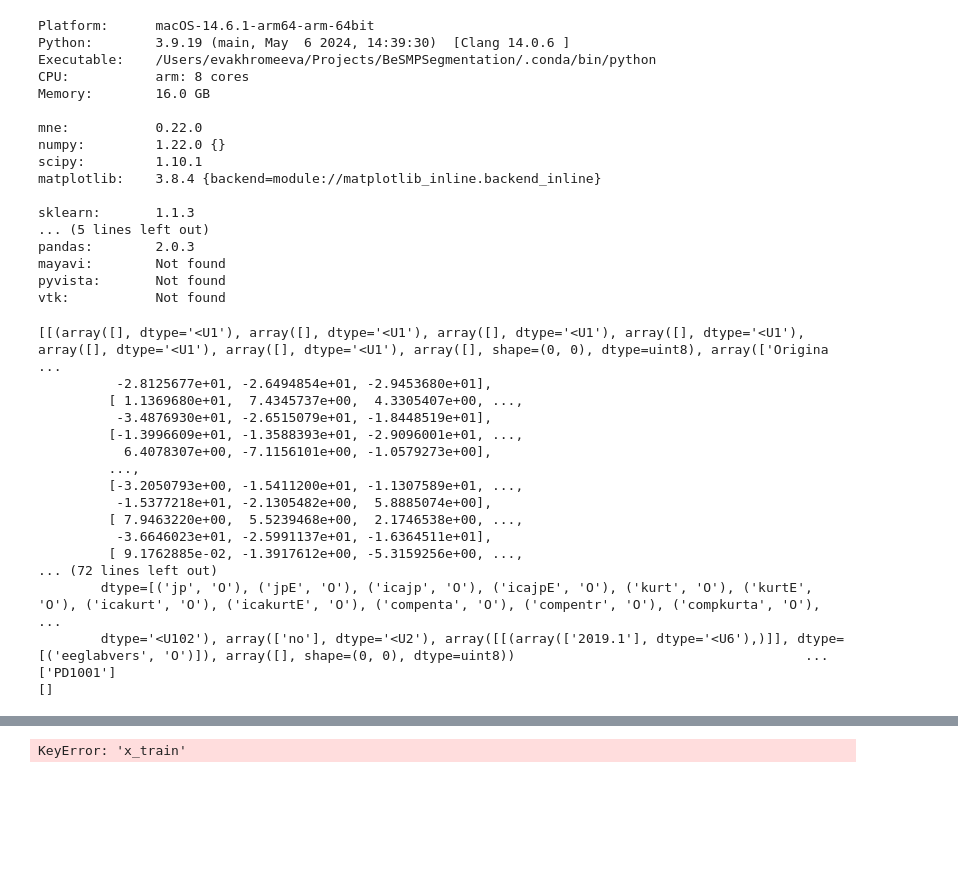
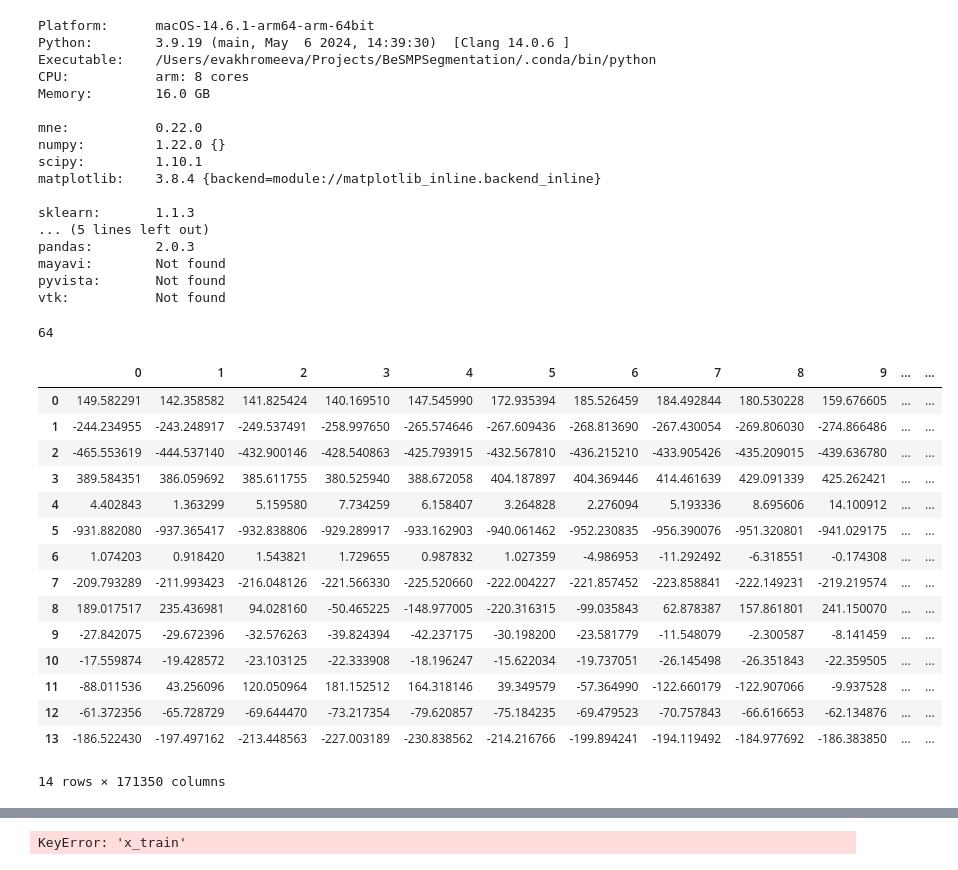
Before and after one commit to VakhromeevaKate/parkinson-disease-eeg, a Jupyter notebook: ParkinsonEEG_Iowa.ipynb, the cells around one changed output, grey strips where cells are left out. Cells and saved outputs as stored; diff of their text form; code cells hidden in the pictures; blank space fills up the shorter version.

```diff
--- a/ParkinsonEEG_Iowa.ipynb
+++ b/ParkinsonEEG_Iowa.ipynb
@@ -50,33 +50,37 @@ data_file = './data/raw/IowaData.mat' # склеенный большой дат
 # %%
 load_path = data_file
 # %%
-file = data_dath_PD +'PD1001.mat'
+file = data_file #data_dath_PD +'PD1001.mat'
 
-#load_data = mat73.loadmat(file) # загрузка для матлаба 7.3
-load_data = sio.loadmat(file) # то же самое для другого матлаба
-
-print(load_data['EEG'])
-
-print(load_data['Filename'])
-print(load_data['__globals__'])
-
-#df = pd.DataFrame(data=load_data['EEG'])
-#df.head
+load_data = mat73.loadmat(file) # загрузка для матлаба 7.3
+#load_data = sio.loadmat(file) # то же самое для другого матлаба
-# %% [output]
-[[(array([], dtype='<U1'), array([], dtype='<U1'), array([], dtype='<U1'), array([], dtype='<U1'), array([], dtype='<U1'), array([], dtype='<U1'), array([], shape=(0, 0), dtype=uint8), array(['Origina ...
-          -2.8125677e+01, -2.6494854e+01, -2.9453680e+01],
-         [ 1.1369680e+01,  7.4345737e+00,  4.3305407e+00, ...,
-          -3.4876930e+01, -2.6515079e+01, -1.8448519e+01],
-         [-1.3996609e+01, -1.3588393e+01, -2.9096001e+01, ...,
-           6.4078307e+00, -7.1156101e+00, -1.0579273e+00],
-         ...,
-         [-3.2050793e+00, -1.5411200e+01, -1.1307589e+01, ...,
-          -1.5377218e+01, -2.1305482e+00,  5.8885074e+00],
-         [ 7.9463220e+00,  5.5239468e+00,  2.1746538e+00, ...,
-          -3.6646023e+01, -2.5991137e+01, -1.6364511e+01],
-         [ 9.1762885e-02, -1.3917612e+00, -5.3159256e+00, ...,
-... (72 lines left out)
-        dtype=[('jp', 'O'), ('jpE', 'O'), ('icajp', 'O'), ('icajpE', 'O'), ('kurt', 'O'), ('kurtE', 'O'), ('icakurt', 'O'), ('icakurtE', 'O'), ('compenta', 'O'), ('compentr', 'O'), ('compkurta', 'O'), ...
-        dtype='<U102'), array(['no'], dtype='<U2'), array([[(array(['2019.1'], dtype='<U6'),)]], dtype=[('eeglabvers', 'O')]), array([], shape=(0, 0), dtype=uint8))                                     ...
-['PD1001']
-[]
+# %%
+print(len(load_data['EEG']))
+# print(load_data['Filename'])
+# print(load_data['__globals__'])
+# %% [output]
+64
+# %%
+df1 = pd.DataFrame(data=load_data['EEG'][0][0])
+df2 = pd.DataFrame(data=load_data['EEG'][0][1])
+df3 = pd.DataFrame(data=load_data['EEG'][1][0])
+df4 = pd.DataFrame(data=load_data['EEG'][1][1])
+# %%
+df1
+# %% [output]
+|  | 0 | 1 | 2 | 3 | 4 | 5 | 6 | 7 | 8 | 9 | ... | ... |
+| 0 | 149.582291 | 142.358582 | 141.825424 | 140.169510 | 147.545990 | 172.935394 | 185.526459 | 184.492844 | 180.530228 | 159.676605 | ... | ... |
+| 1 | -244.234955 | -243.248917 | -249.537491 | -258.997650 | -265.574646 | -267.609436 | -268.813690 | -267.430054 | -269.806030 | -274.866486 | ... | ... |
+| 2 | -465.553619 | -444.537140 | -432.900146 | -428.540863 | -425.793915 | -432.567810 | -436.215210 | -433.905426 | -435.209015 | -439.636780 | ... | ... |
+| 3 | 389.584351 | 386.059692 | 385.611755 | 380.525940 | 388.672058 | 404.187897 | 404.369446 | 414.461639 | 429.091339 | 425.262421 | ... | ... |
+| 4 | 4.402843 | 1.363299 | 5.159580 | 7.734259 | 6.158407 | 3.264828 | 2.276094 | 5.193336 | 8.695606 | 14.100912 | ... | ... |
+| 5 | -931.882080 | -937.365417 | -932.838806 | -929.289917 | -933.162903 | -940.061462 | -952.230835 | -956.390076 | -951.320801 | -941.029175 | ... | ... |
+| 6 | 1.074203 | 0.918420 | 1.543821 | 1.729655 | 0.987832 | 1.027359 | -4.986953 | -11.292492 | -6.318551 | -0.174308 | ... | ... |
+| 7 | -209.793289 | -211.993423 | -216.048126 | -221.566330 | -225.520660 | -222.004227 | -221.857452 | -223.858841 | -222.149231 | -219.219574 | ... | ... |
+| 8 | 189.017517 | 235.436981 | 94.028160 | -50.465225 | -148.977005 | -220.316315 | -99.035843 | 62.878387 | 157.861801 | 241.150070 | ... | ... |
+| 9 | -27.842075 | -29.672396 | -32.576263 | -39.824394 | -42.237175 | -30.198200 | -23.581779 | -11.548079 | -2.300587 | -8.141459 | ... | ... |
+| 10 | -17.559874 | -19.428572 | -23.103125 | -22.333908 | -18.196247 | -15.622034 | -19.737051 | -26.145498 | -26.351843 | -22.359505 | ... | ... |
+| 11 | -88.011536 | 43.256096 | 120.050964 | 181.152512 | 164.318146 | 39.349579 | -57.364990 | -122.660179 | -122.907066 | -9.937528 | ... | ... |
+| 12 | -61.372356 | -65.728729 | -69.644470 | -73.217354 | -79.620857 | -75.184235 | -69.479523 | -70.757843 | -66.616653 | -62.134876 | ... | ... |
+| 13 | -186.522430 | -197.497162 | -213.448563 | -227.003189 | -230.838562 | -214.216766 | -199.894241 | -194.119492 | -184.977692 | -186.383850 | ... | ... |
+14 rows × 171350 columns
```
Also changed, not shown: parts of 5 cells of this notebook, 2 other files.
